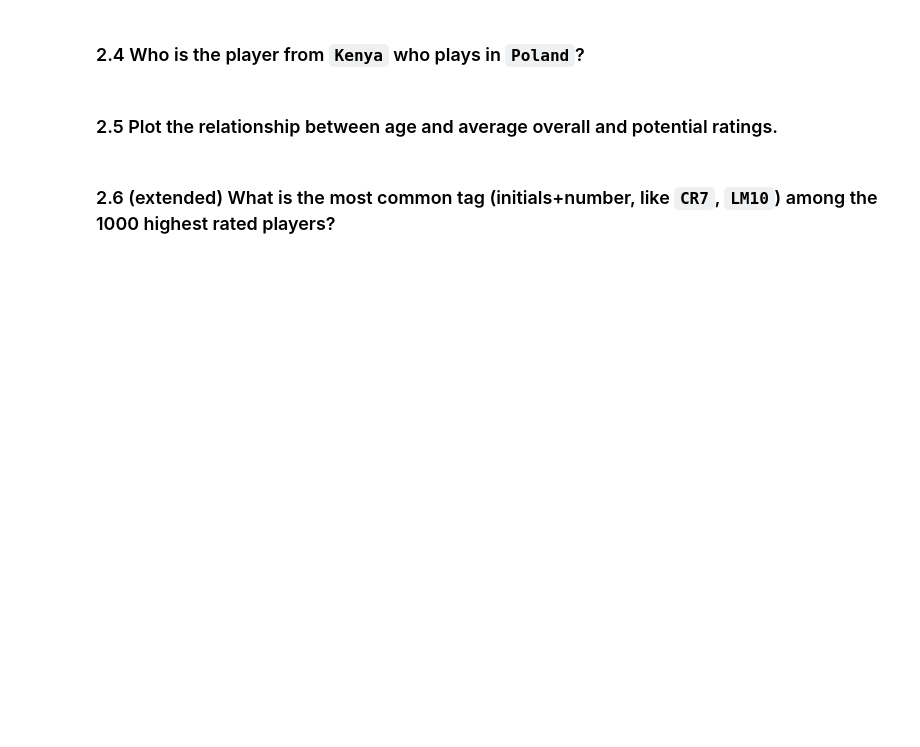
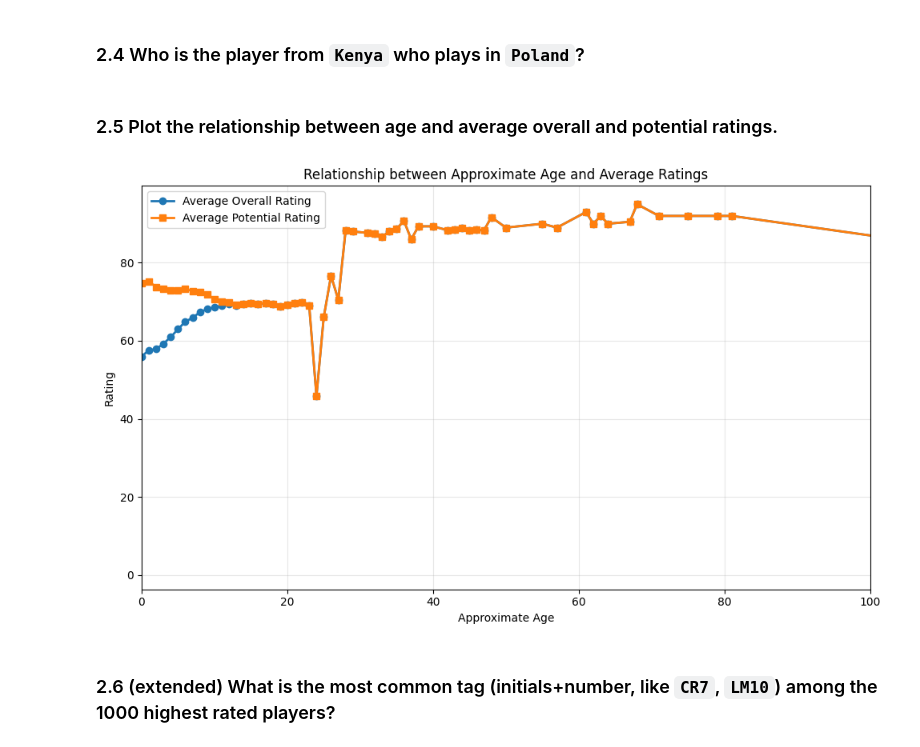
Before and after one commit to ChiriKamau/fynesse_mlfc, a Jupyter notebook: notebooks/02_pandas_practical.ipynb, the cells around one changed output. Drawn from its saved outputs; the diff is of its cells as text; code cells hidden in the pictures; blank space fills up the shorter version.

```diff
--- a/notebooks/02_pandas_practical.ipynb
+++ b/notebooks/02_pandas_practical.ipynb
@@ -1404,2 +1424,30 @@ print(results)
+# %%
+# TODO
+import pandas as pd
+import matplotlib.pyplot as plt
+
+players_df = pd.read_csv('football_data/players.csv')
+
+max_birthdate = players_df['birthdate'].max()
+players_df['age_approx'] = (max_birthdate - players_df['birthdate']) / 365.25
+players_df['age_group'] = players_df['age_approx'].round().astype(int)
+age_ratings_approx = players_df.groupby('age_group')[['overallrating', 'potential']].mean().reset_index()
+
+plt.figure(figsize=(10, 6))
+plt.plot(age_ratings_approx['age_group'], age_ratings_approx['overallrating'],
+         marker='o', linewidth=2, label='Average Overall Rating')
+plt.plot(age_ratings_approx['age_group'], age_ratings_approx['potential'],
+         marker='s', linewidth=2, label='Average Potential Rating')
+
+plt.xlabel("Approximate Age")
+plt.ylabel("Rating")
+plt.title("Relationship between Approximate Age and Average Ratings")
+plt.legend()
+plt.grid(True, alpha=0.3)
+plt.xlim(0, 100)  # Set x-axis limits to 0-100
+plt.tight_layout()
+plt.show()
+# %% [output]
+[figure, added]
 # %% [markdown]
 ### 2.6 (extended) What is the most common tag (initials+number, like `CR7`, `LM10`) among the 1000 highest rated players?
```
Also changed, not shown: parts of 10 cells of this notebook.
